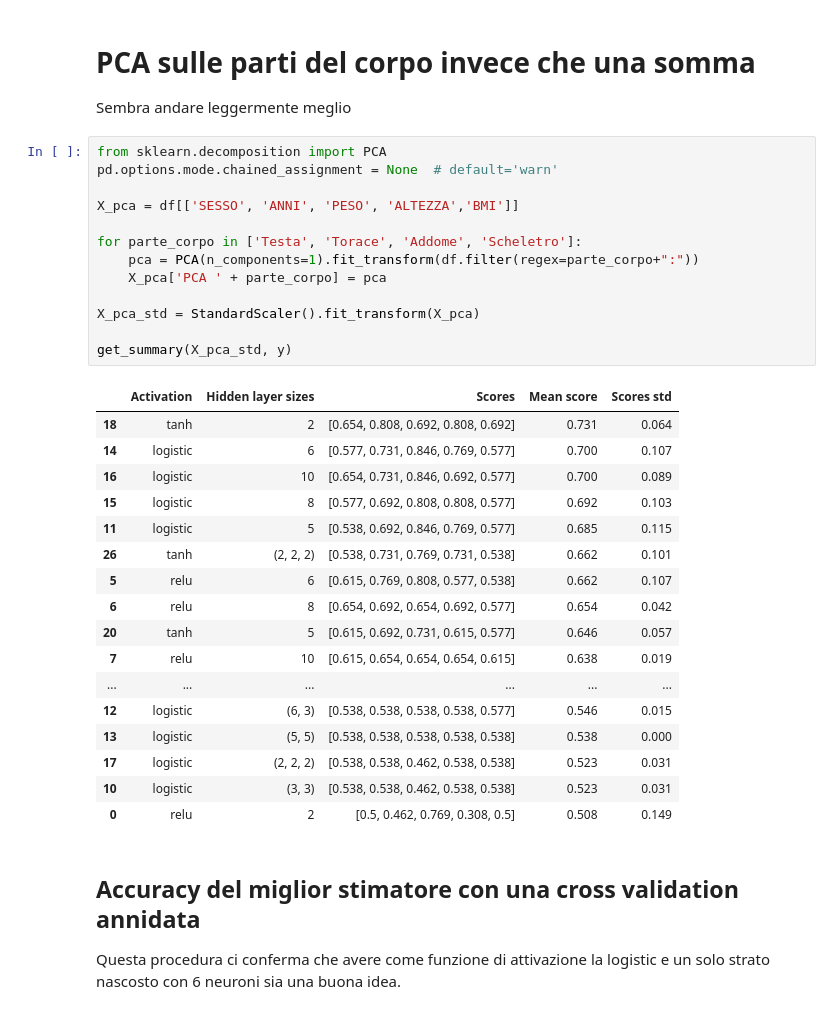
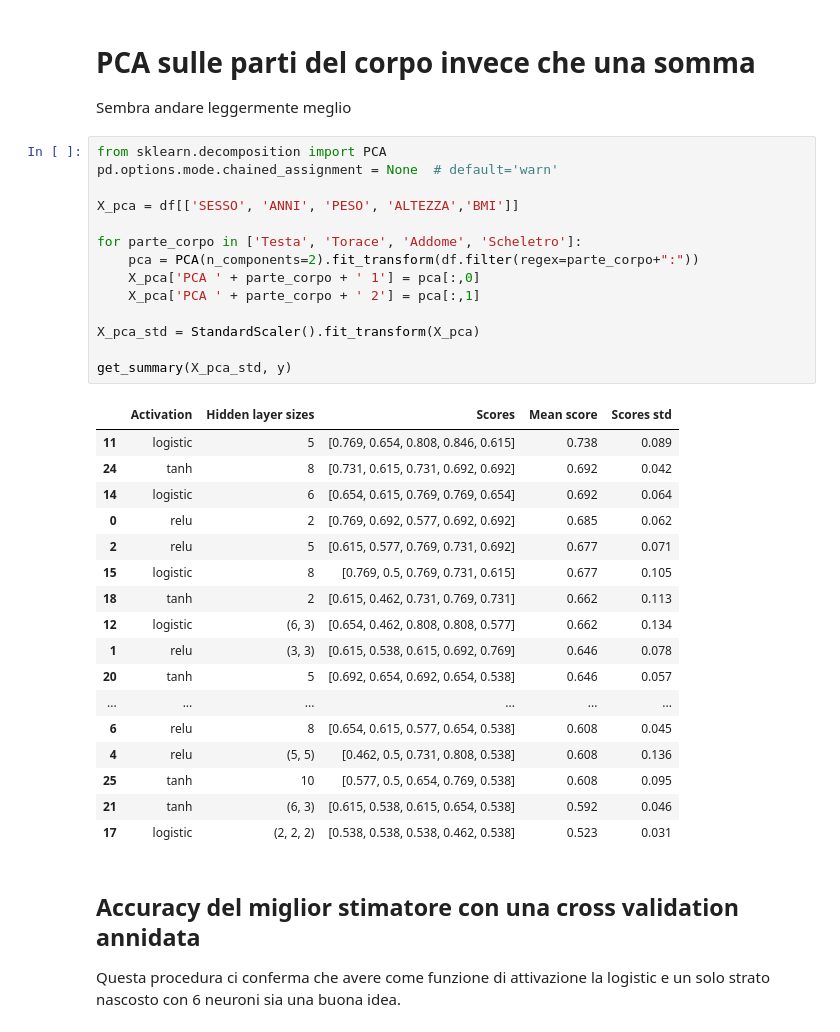
Before and after one commit to Mafidyuz/NeuralNetworksExercises, a Jupyter notebook: codice/incidenti1.ipynb, the cells around one changed output. Cells and saved outputs as stored; diff of their text form.

```diff
--- a/codice/incidenti1.ipynb
+++ b/codice/incidenti1.ipynb
@@ -67,34 +67,35 @@ Sembra andare leggermente meglio
 # %%
 from sklearn.decomposition import PCA
 pd.options.mode.chained_assignment = None  # default='warn'
 
 X_pca = df[['SESSO', 'ANNI', 'PESO', 'ALTEZZA','BMI']]
 
 for parte_corpo in ['Testa', 'Torace', 'Addome', 'Scheletro']:
-    pca = PCA(n_components=1).fit_transform(df.filter(regex=parte_corpo+":"))
-    X_pca['PCA ' + parte_corpo] = pca
+    pca = PCA(n_components=2).fit_transform(df.filter(regex=parte_corpo+":"))
+    X_pca['PCA ' + parte_corpo + ' 1'] = pca[:,0]
+    X_pca['PCA ' + parte_corpo + ' 2'] = pca[:,1]
 
 X_pca_std = StandardScaler().fit_transform(X_pca)
 
 get_summary(X_pca_std, y)
 # %% [output]
 |  | Activation | Hidden layer sizes | Scores | Mean score | Scores std |
-| 18 | tanh | 2 | [0.654, 0.808, 0.692, 0.808, 0.692] | 0.731 | 0.064 |
-| 14 | logistic | 6 | [0.577, 0.731, 0.846, 0.769, 0.577] | 0.700 | 0.107 |
-| 16 | logistic | 10 | [0.654, 0.731, 0.846, 0.692, 0.577] | 0.700 | 0.089 |
-| 15 | logistic | 8 | [0.577, 0.692, 0.808, 0.808, 0.577] | 0.692 | 0.103 |
-| 11 | logistic | 5 | [0.538, 0.692, 0.846, 0.769, 0.577] | 0.685 | 0.115 |
-| 26 | tanh | (2, 2, 2) | [0.538, 0.731, 0.769, 0.731, 0.538] | 0.662 | 0.101 |
-| 5 | relu | 6 | [0.615, 0.769, 0.808, 0.577, 0.538] | 0.662 | 0.107 |
-| 6 | relu | 8 | [0.654, 0.692, 0.654, 0.692, 0.577] | 0.654 | 0.042 |
-| 20 | tanh | 5 | [0.615, 0.692, 0.731, 0.615, 0.577] | 0.646 | 0.057 |
-| 7 | relu | 10 | [0.615, 0.654, 0.654, 0.654, 0.615] | 0.638 | 0.019 |
+| 11 | logistic | 5 | [0.769, 0.654, 0.808, 0.846, 0.615] | 0.738 | 0.089 |
+| 24 | tanh | 8 | [0.731, 0.615, 0.731, 0.692, 0.692] | 0.692 | 0.042 |
+| 14 | logistic | 6 | [0.654, 0.615, 0.769, 0.769, 0.654] | 0.692 | 0.064 |
+| 0 | relu | 2 | [0.769, 0.692, 0.577, 0.692, 0.692] | 0.685 | 0.062 |
+| 2 | relu | 5 | [0.615, 0.577, 0.769, 0.731, 0.692] | 0.677 | 0.071 |
+| 15 | logistic | 8 | [0.769, 0.5, 0.769, 0.731, 0.615] | 0.677 | 0.105 |
+| 18 | tanh | 2 | [0.615, 0.462, 0.731, 0.769, 0.731] | 0.662 | 0.113 |
+| 12 | logistic | (6, 3) | [0.654, 0.462, 0.808, 0.808, 0.577] | 0.662 | 0.134 |
+| 1 | relu | (3, 3) | [0.615, 0.538, 0.615, 0.692, 0.769] | 0.646 | 0.078 |
+| 20 | tanh | 5 | [0.692, 0.654, 0.692, 0.654, 0.538] | 0.646 | 0.057 |
 | ... | ... | ... | ... | ... | ... |
-| 12 | logistic | (6, 3) | [0.538, 0.538, 0.538, 0.538, 0.577] | 0.546 | 0.015 |
-| 13 | logistic | (5, 5) | [0.538, 0.538, 0.538, 0.538, 0.538] | 0.538 | 0.000 |
-| 17 | logistic | (2, 2, 2) | [0.538, 0.538, 0.462, 0.538, 0.538] | 0.523 | 0.031 |
-| 10 | logistic | (3, 3) | [0.538, 0.538, 0.462, 0.538, 0.538] | 0.523 | 0.031 |
-| 0 | relu | 2 | [0.5, 0.462, 0.769, 0.308, 0.5] | 0.508 | 0.149 |
+| 6 | relu | 8 | [0.654, 0.615, 0.577, 0.654, 0.538] | 0.608 | 0.045 |
+| 4 | relu | (5, 5) | [0.462, 0.5, 0.731, 0.808, 0.538] | 0.608 | 0.136 |
+| 25 | tanh | 10 | [0.577, 0.5, 0.654, 0.769, 0.538] | 0.608 | 0.095 |
+| 21 | tanh | (6, 3) | [0.615, 0.538, 0.615, 0.654, 0.538] | 0.592 | 0.046 |
+| 17 | logistic | (2, 2, 2) | [0.538, 0.538, 0.538, 0.462, 0.538] | 0.523 | 0.031 |
 # %% [markdown]
 ## Accuracy del miglior stimatore con una cross validation annidata
 
```
Also changed, not shown: parts of 1 cell of this notebook, 10 other files.
